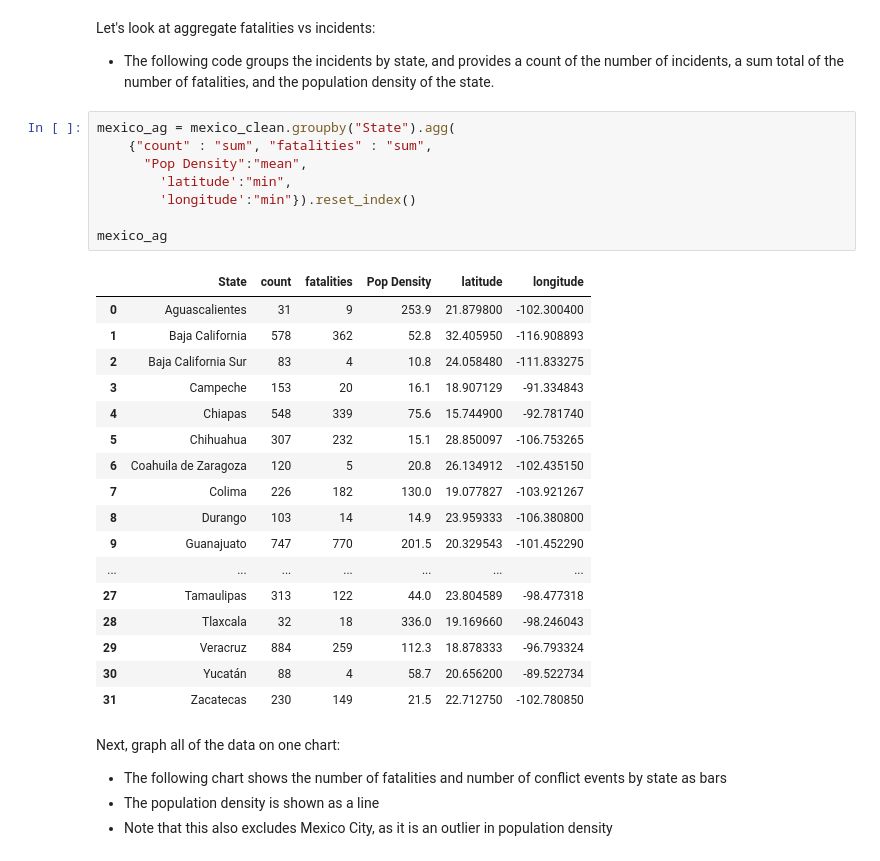
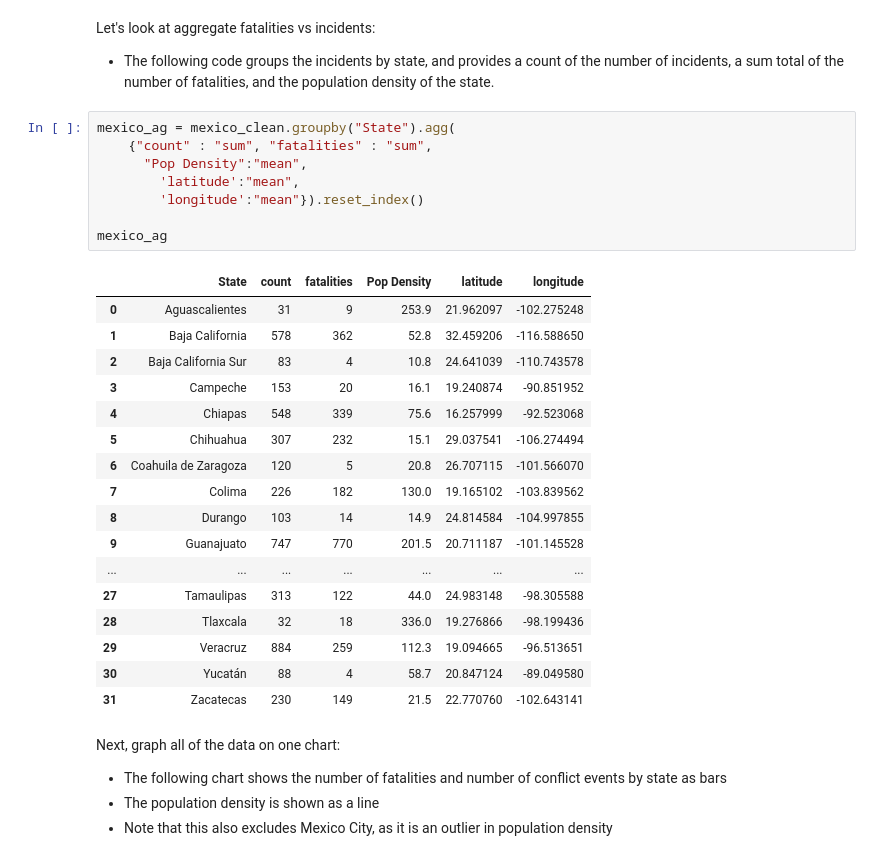
Before and after one commit to fmichielli/Book, a Jupyter notebook: Project_3.ipynb, the cells around one changed output. Saved outputs shown, nothing was run; the diff lists cells and outputs as text.

```diff
--- a/Project_3.ipynb
+++ b/Project_3.ipynb
@@ -463,29 +463,29 @@ number of incidents, a sum total of the number of fatalities, and the population
 # %%
 mexico_ag = mexico_clean.groupby("State").agg(
     {"count" : "sum", "fatalities" : "sum",
       "Pop Density":"mean",
-        'latitude':"min",
-        'longitude':"min"}).reset_index()
+        'latitude':"mean",
+        'longitude':"mean"}).reset_index()
 
 mexico_ag
 # %% [output]
 |  | State | count | fatalities | Pop Density | latitude | longitude |
-| 0 | Aguascalientes | 31 | 9 | 253.9 | 21.879800 | -102.300400 |
-| 1 | Baja California | 578 | 362 | 52.8 | 32.405950 | -116.908893 |
-| 2 | Baja California Sur | 83 | 4 | 10.8 | 24.058480 | -111.833275 |
-| 3 | Campeche | 153 | 20 | 16.1 | 18.907129 | -91.334843 |
-| 4 | Chiapas | 548 | 339 | 75.6 | 15.744900 | -92.781740 |
-| 5 | Chihuahua | 307 | 232 | 15.1 | 28.850097 | -106.753265 |
-| 6 | Coahuila de Zaragoza | 120 | 5 | 20.8 | 26.134912 | -102.435150 |
-| 7 | Colima | 226 | 182 | 130.0 | 19.077827 | -103.921267 |
-| 8 | Durango | 103 | 14 | 14.9 | 23.959333 | -106.380800 |
-| 9 | Guanajuato | 747 | 770 | 201.5 | 20.329543 | -101.452290 |
+| 0 | Aguascalientes | 31 | 9 | 253.9 | 21.962097 | -102.275248 |
+| 1 | Baja California | 578 | 362 | 52.8 | 32.459206 | -116.588650 |
+| 2 | Baja California Sur | 83 | 4 | 10.8 | 24.641039 | -110.743578 |
+| 3 | Campeche | 153 | 20 | 16.1 | 19.240874 | -90.851952 |
+| 4 | Chiapas | 548 | 339 | 75.6 | 16.257999 | -92.523068 |
+| 5 | Chihuahua | 307 | 232 | 15.1 | 29.037541 | -106.274494 |
+| 6 | Coahuila de Zaragoza | 120 | 5 | 20.8 | 26.707115 | -101.566070 |
+| 7 | Colima | 226 | 182 | 130.0 | 19.165102 | -103.839562 |
+| 8 | Durango | 103 | 14 | 14.9 | 24.814584 | -104.997855 |
+| 9 | Guanajuato | 747 | 770 | 201.5 | 20.711187 | -101.145528 |
 | ... | ... | ... | ... | ... | ... | ... |
-| 27 | Tamaulipas | 313 | 122 | 44.0 | 23.804589 | -98.477318 |
-| 28 | Tlaxcala | 32 | 18 | 336.0 | 19.169660 | -98.246043 |
-| 29 | Veracruz | 884 | 259 | 112.3 | 18.878333 | -96.793324 |
-| 30 | Yucatán | 88 | 4 | 58.7 | 20.656200 | -89.522734 |
-| 31 | Zacatecas | 230 | 149 | 21.5 | 22.712750 | -102.780850 |
+| 27 | Tamaulipas | 313 | 122 | 44.0 | 24.983148 | -98.305588 |
+| 28 | Tlaxcala | 32 | 18 | 336.0 | 19.276866 | -98.199436 |
+| 29 | Veracruz | 884 | 259 | 112.3 | 19.094665 | -96.513651 |
+| 30 | Yucatán | 88 | 4 | 58.7 | 20.847124 | -89.049580 |
+| 31 | Zacatecas | 230 | 149 | 21.5 | 22.770760 | -102.643141 |
 # %% [markdown]
 Next, graph all of the data on one chart:
 - The following chart shows the number of fatalities and number of conflict events by state as bars
```
Also changed, not shown: parts of 13 cells of this notebook, 1 other file.
